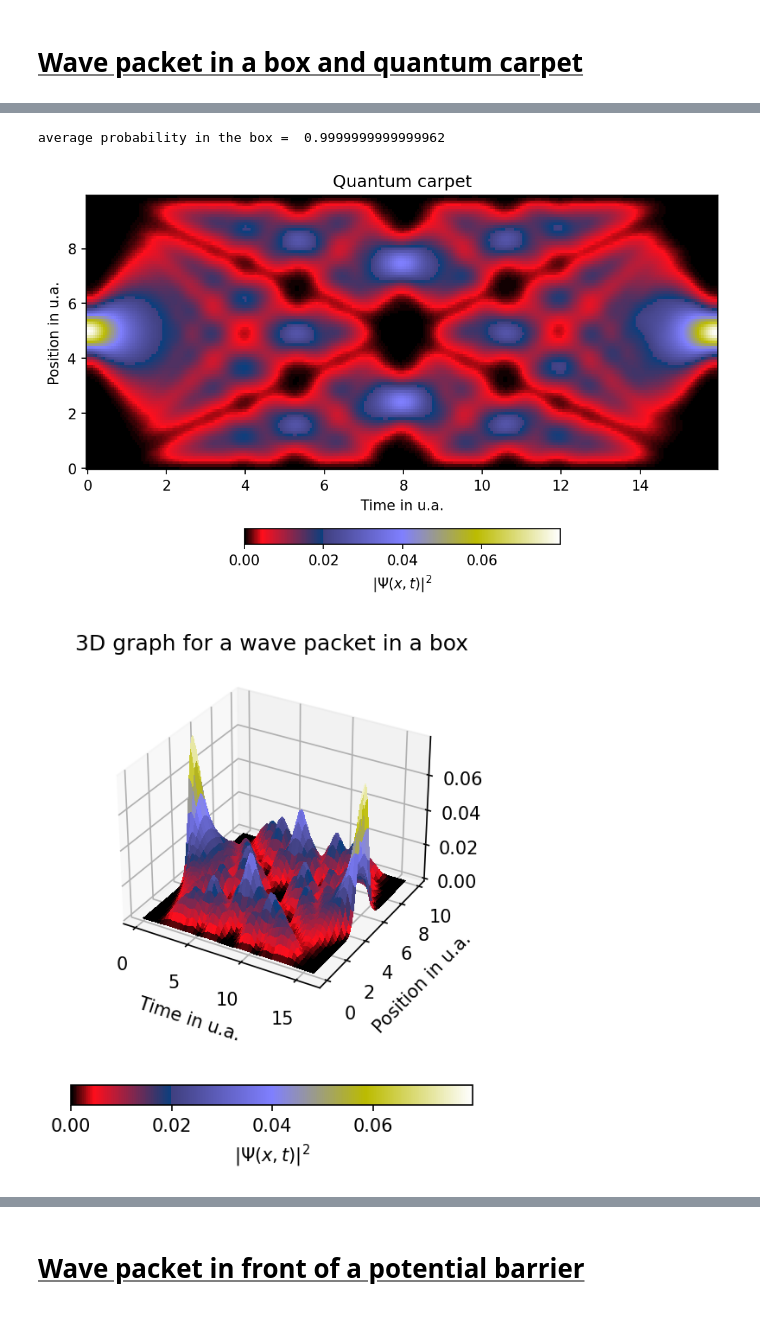
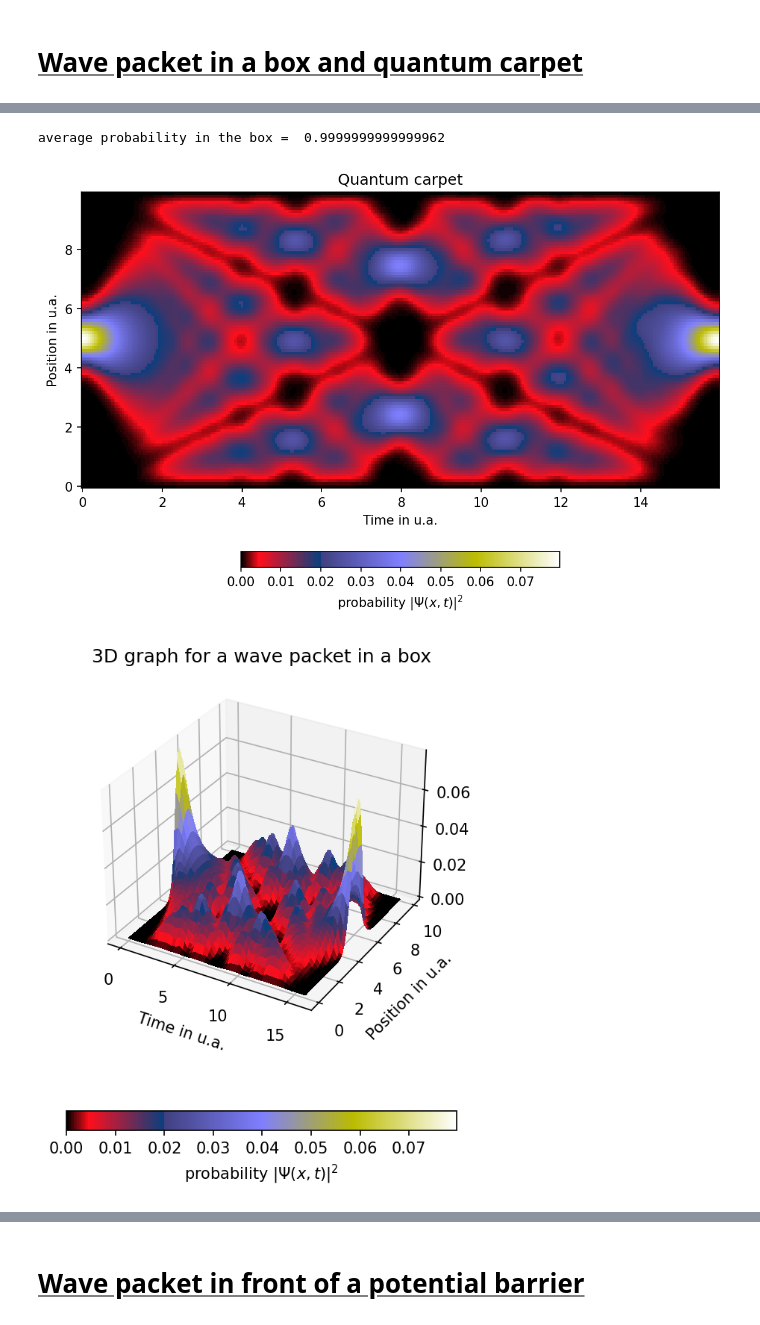
Before and after one commit to snowdeven/TP, a Jupyter notebook: Quantum_Physics_TP/3/Quantum_TP3.ipynb, the cells around one changed output, grey strips where cells are left out. Cells and saved outputs as stored; diff of their text form; code cells hidden in the pictures.

```diff
--- a/Quantum_Physics_TP/3/Quantum_TP3.ipynb
+++ b/Quantum_Physics_TP/3/Quantum_TP3.ipynb
@@ -152,4 +157,4 @@ SIGMA_X=0.5
 TAU=0.5
 
 # Wave packet period
-p=1
+p=2
@@ -209,7 +211,7 @@ With $POT$ an integer to select the wished system.
 The potential is different for each case, so we had to build a function to get its value in space and in time for any system :
 # %%
 def V(x,POT,t=0):
-    """Potential value in a given point
+    """Potential value in an evaluated point
 
     Args:
         x (float): space coordinate
@@ -237,9 +239,9 @@ def V(x,POT,t=0):
 
     # Fermi accelerator
     elif POT == 3:
-        X_MIN=0.75*X_MAX
-        w=2*np.pi/TAU
-        born=X_MAX-((X_MAX-X_MIN)/2)*(1-np.cos(w*t))
+        X_MIN = 0.75  *X_MAX
+        w = 2 * np.pi / TAU
+        born = X_MAX - ((X_MAX-X_MIN) / 2) * (1 - np.cos(w*t))
 
         if x < born :
             return 0
@@ -258,7 +260,7 @@ def Hamiltonian(V,POT):
     """Function building the selected system hamiltonian
 
     Args:
-        V (float): Potential value in a given point
+        V (float): Potential value in an evaluated point
         POT (int): Selected system
     Returns:
         2D array: System hamiltonian
@@ -310,10 +312,10 @@ def Propagator(Psi,H,POT,V):
         Psi (2D array): Wave function matrix to be computed
         H (2D array): System Hamiltonian
         POT (int): Selected system
-        V (float): Potential value in a given point
+        V (float): Potential value in an evaluated point
 
     Returns:
-        2D array: Spacetime computed wave function
+        2D array: Space and time computed wave function
     """
     norm = np.zeros(N_TIME,dtype = 'complex_')
     expH=LA2.expm(-1j*H*DELTA_T)
@@ -330,9 +332,14 @@ def Propagator(Psi,H,POT,V):
         else:
             Psi[:,i+1]=np.dot(expH,Psi[:,i])
 
-        Psi[:,i] = Psi[:,i]/Norm(Psi[:,i]) #normalisation for time 0 until time N_TIME-1
-    Psi[:,-1] = Psi[:,-1]/Norm(Psi[:,-1]) # normalisation for the last value
-    return np.real((Psi* np.conjugate(Psi))) #take the modulus squared of our wave function
+        #normalisation for time 0 until time N_TIME-1
+        Psi[:,i] = Psi[:,i]/Norm(Psi[:,i])
+
+    # normalisation for the last value
+    Psi[:,-1] = Psi[:,-1]/Norm(Psi[:,-1])
+
+    #take the modulus squared of our wave function
+    return np.real((Psi* np.conjugate(Psi)))
 # %% [markdown]
 Psi is the initial condition ($t=0$), $H$ the Hamiltonian, $POT$ the parameter to indicate the system and $V$ the potential function.
 This function is built similarly to the Hamiltonian one: we check the time dependency and we compute the algorithm explained in the theoretical part for each of the 3 cases to integrate the wave function for each time step.
@@ -350,38 +357,38 @@ We propagate the wave packet after construct the system Hamiltonian and we plot
 # %%
-#initial condition
+# initial condition
 PSI=Psi(POT)
 
-#construct the hamiltonian system
+# construct the hamiltonian system
 H=Hamiltonian(V,POT)
 
-#Propagate the system
+# propagate the system
 P=Propagator(PSI,H,POT,V)
 
-#check the total probability of the system to be sure its close to one
+# check the total probability of the system to be sure its close to one
 print("average probability in the box = ",sum(sum(P)/N_TIME))
 
 # make the colors graph
-plt.pcolormesh(XT,XD,P,cmap="gist_stern",shading='auto', vmin=0, vmax=np.max(P))
-plt.colorbar(label=r'$|\Psi (x,t)|^{2}$',orientation='horizontal',shrink=0.5)
+plt.pcolormesh(XT, XD, P, cmap="gist_stern", shading='auto', vmin=0, vmax=np.max(P))
+plt.colorbar(label=r'probability $|\Psi (x,t)|^{2}$', orientation='horizontal', shrink=0.5)
 plt.xlabel("Time in u.a.")
 plt.ylabel("Position in u.a.")
 plt.title("Quantum carpet")
 plt.show()
 
 # make the 3D graph
 fig, ax = plt.subplots(subplot_kw={"projection": "3d"})
-XT, XD = np.meshgrid(XT, XD)
-surf = ax.plot_surface(XT, XD, P, cmap="gist_stern",linewidth=0, antialiased=False, vmin=0, vmax=np.max(P))
+X, Y = np.meshgrid(XT, XD)
+surf = ax.plot_surface(X, Y, P, cmap="gist_stern", linewidth=0, antialiased=False, vmin=0, vmax=np.max(P))
 
 
 # Add a color bar which maps values to colors and label
-fig.colorbar(surf,label=r'$|\Psi (x,t)|^{2}$',orientation='horizontal',shrink=0.5)
+fig.colorbar(surf, label=r'probability $|\Psi (x,t)|^{2}$', orientation='horizontal', shrink=0.5)
 plt.title("3D graph for a wave packet in a box")
 ax.set_xlabel("Time in u.a.")
 ax.set_ylabel("Position in u.a.")
 plt.show()
 # %% [output]
 average probability in the box =  0.9999999999999962
-[figure, old version]
+[figure, new version]
-[figure, old version]
+[figure, new version]
 # %% [markdown]
```
Also changed, not shown: parts of 32 cells of this notebook.
